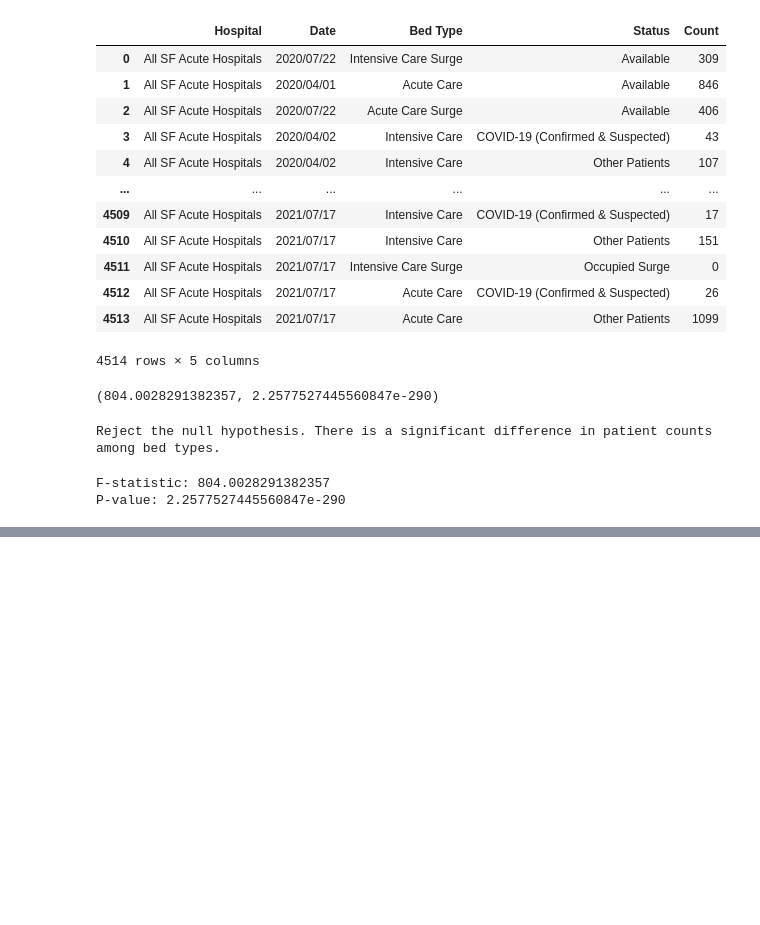
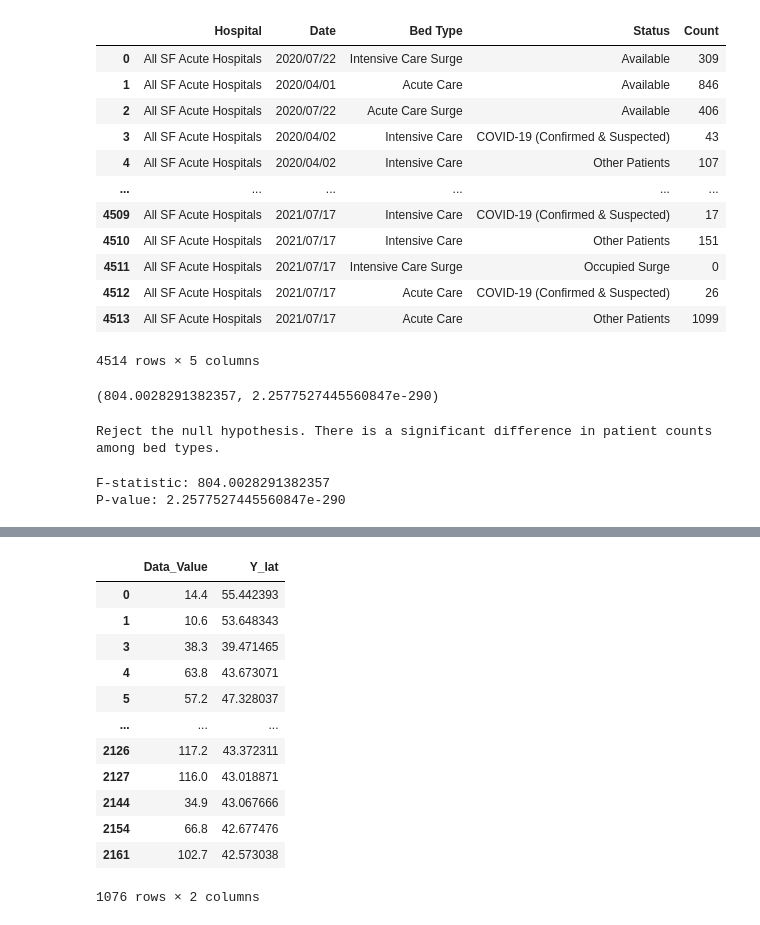
Before and after one commit to Alyssasorensen/datasci_5_statistics, a Jupyter notebook: datasci_5_statistics.ipynb, the cells around one changed output, grey strips where cells are left out. Saved outputs shown, nothing was run; the diff lists cells and outputs as text; code cells hidden in the pictures; blank space fills up the shorter version.

```diff
--- a/datasci_5_statistics.ipynb
+++ b/datasci_5_statistics.ipynb
@@ -217,0 +253,18 @@ P-value: 2.2577527445560847e-290
+# %%
+# Remove any row with missing data
+df = df.dropna()
+df
+# %% [output]
+|  | Data_Value | Y_lat |
+| 0 | 14.4 | 55.442393 |
+| 1 | 10.6 | 53.648343 |
+| 3 | 38.3 | 39.471465 |
+| 4 | 63.8 | 43.673071 |
+| 5 | 57.2 | 47.328037 |
+| ... | ... | ... |
+| 2126 | 117.2 | 43.372311 |
+| 2127 | 116.0 | 43.018871 |
+| 2144 | 34.9 | 43.067666 |
+| 2154 | 66.8 | 42.677476 |
+| 2161 | 102.7 | 42.573038 |
+1076 rows × 2 columns
```
Also changed, not shown: parts of 12 cells of this notebook.
